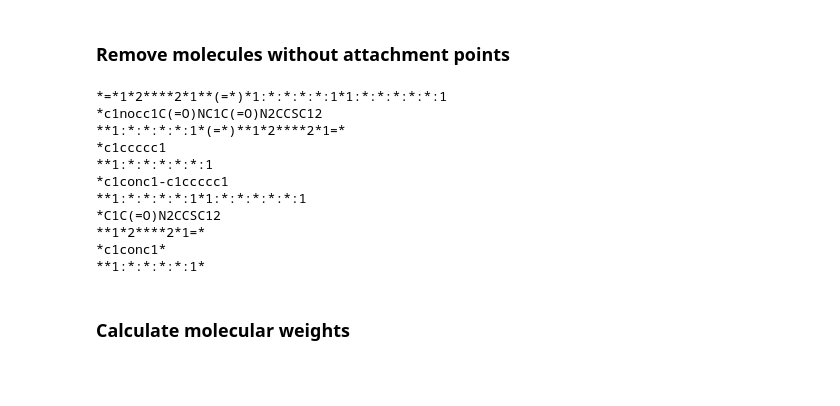
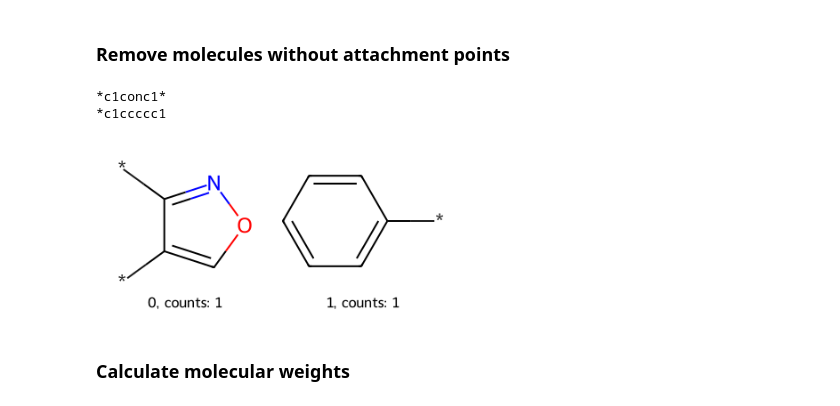
Before and after one commit to ersilia-os/eos8bhe, a Jupyter notebook: model/framework/code/scaffold_network.ipynb, the cells around one changed output. Cells and saved outputs as stored; diff of their text form; code cells hidden in the pictures; blank space fills up the shorter version.

Commit message:
filter by molecular weight

```diff
--- a/model/framework/code/scaffold_network.ipynb
+++ b/model/framework/code/scaffold_network.ipynb
@@ -71,33 +63,31 @@ O=C(NC1C(=O)N2CCSC12)c1conc1-c1ccccc1
 [figure]
 # %% [markdown]
 ### Remove molecules without attachment points
-# %%
-# Remove molecules without attachment points
-def filter_attachment_point(list_of_molecules):
-    """Filter the molecule scaffold network list to
-    filter out scaffolds without attachment points"""
-    filtered_list = []
-    for i in list_of_molecules:
-        if "*" in Chem.MolToSmiles(i):
-            filtered_list.append(i)
-    return filtered_list
-
-# View moleules in filtered_list
-nodemols = filter_attachment_point(nodemols)
-for i in nodemols:
-        print(Chem.MolToSmiles(i))
-# %% [output]
-*=*1*2****2*1**(=*)*1:*:*:*:*:1*1:*:*:*:*:*:1
-*c1nocc1C(=O)NC1C(=O)N2CCSC12
-**1:*:*:*:*:1*(=*)**1*2****2*1=*
-*c1ccccc1
-**1:*:*:*:*:*:1
-*c1conc1-c1ccccc1
-**1:*:*:*:*:1*1:*:*:*:*:*:1
-*C1C(=O)N2CCSC12
-**1*2****2*1=*
-*c1conc1*
-**1:*:*:*:*:1*
+# %%
+def filter_mol(list_of_molecules):
+    """Filter the molecule scaffold network list to
+    filter out scaffolds without attachment points
+    and molecular weight less than 60 or greater than 100"""
+    filtered_list = []
+    for mol in list_of_molecules:
+        # Check for the presence of attachment points and molecular weight range
+        if "*" in Chem.MolToSmiles(mol) and 60 < Descriptors.MolWt(mol) < 100:
+            filtered_list.append(mol)
+
+    # Sort the filtered list based on the number of heteroatoms (fewer carbons)
+    filtered_list.sort(key=lambda x: x.GetNumHeavyAtoms())
+
+    return filtered_list
+
+# Apply the filter and view the molecules in the filtered list
+filtered_molecules = filter_mol(nodemols)
+for mol in filtered_molecules:
+    print(Chem.MolToSmiles(mol))
+Draw.MolsToGridImage(filtered_molecules,legends=['{0}, counts: {1}'.format(i,c) for i,c in enumerate(net.counts)],molsPerRow=4)
+# %% [output]
+*c1conc1*
+*c1ccccc1
+[figure, added]
 # %% [markdown]
 ### Calculate molecular weights
 # %%
```
Also changed, not shown: parts of 10 cells of this notebook.
